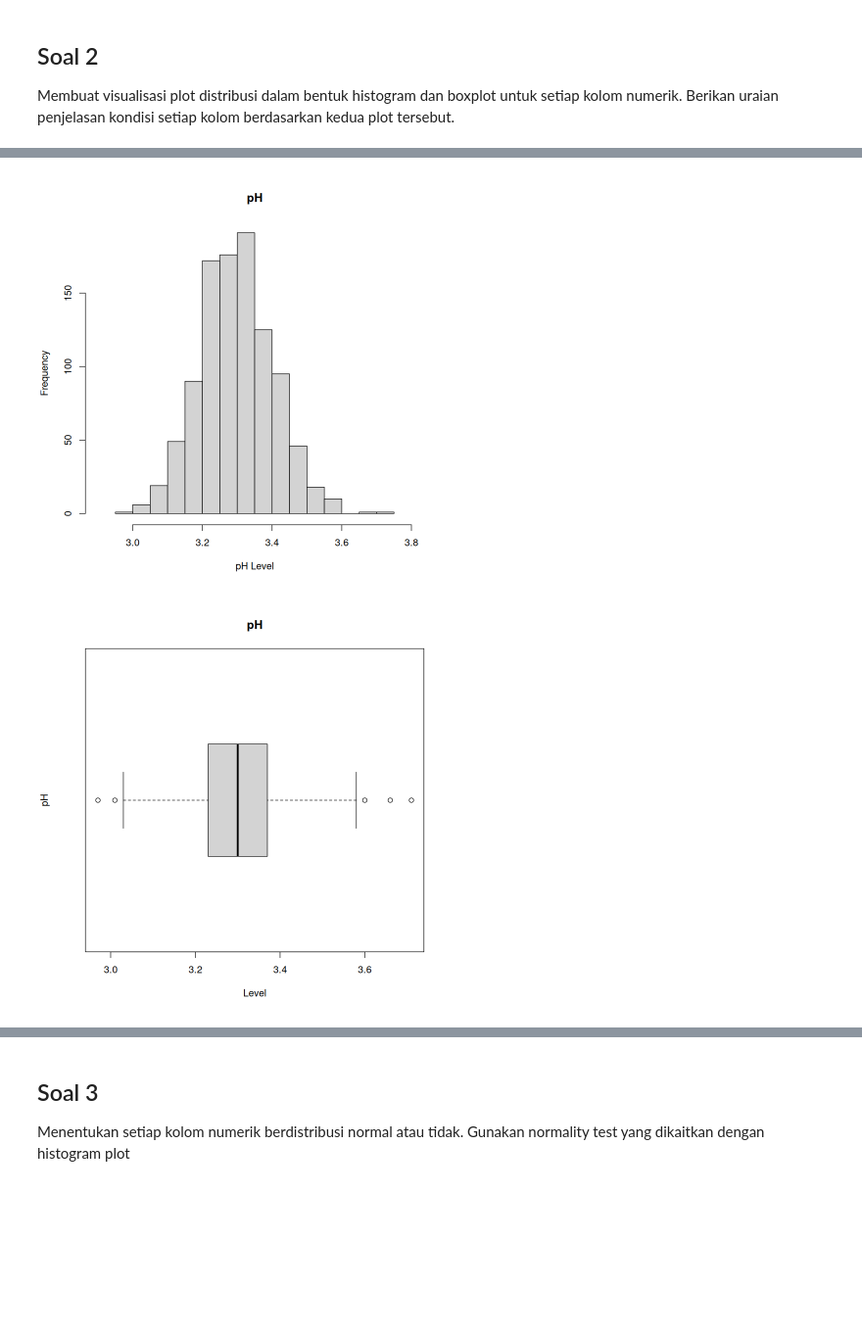
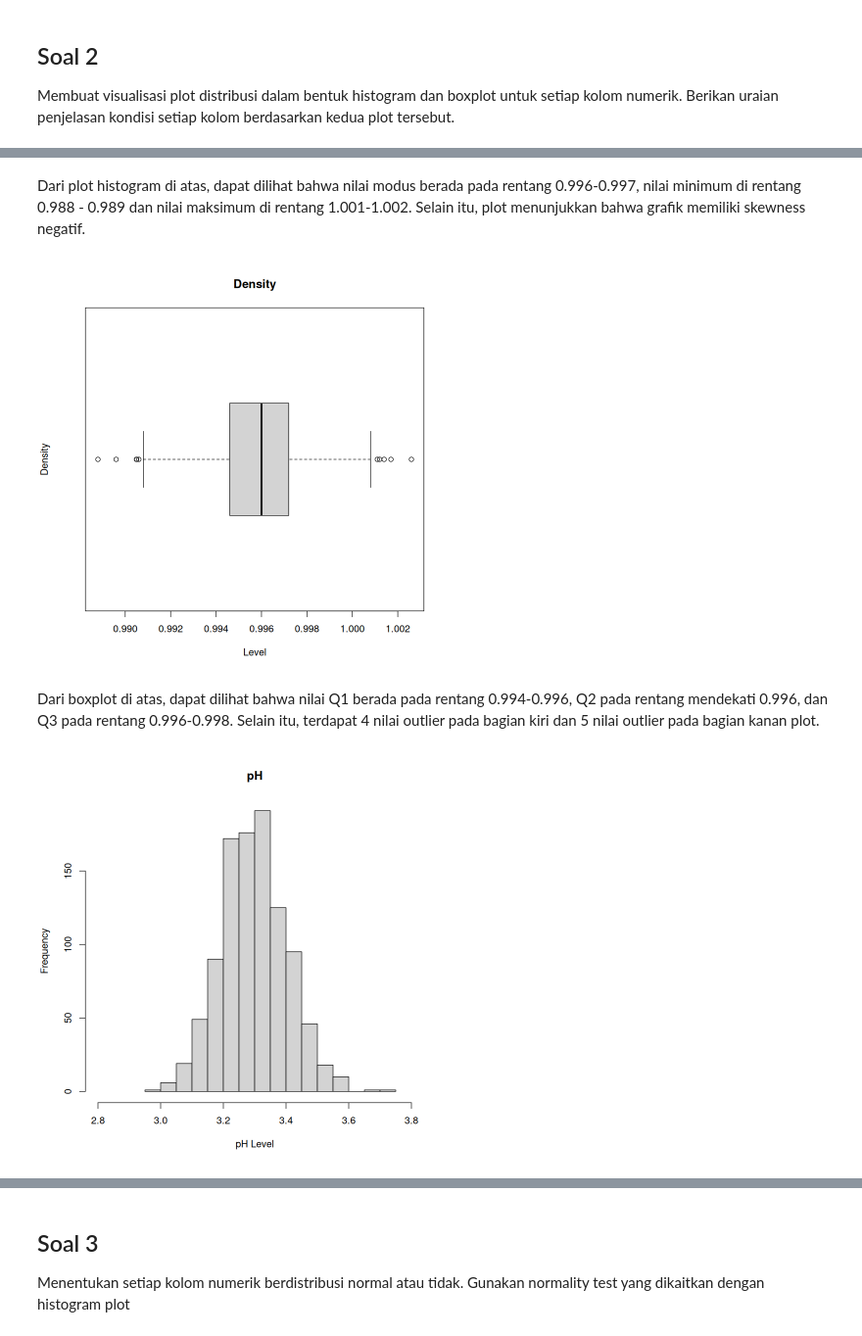
Before and after one commit to frankiehuangg/IF2220-Tubes, a Jupyter notebook: K02-T1-IF2220-13521082.ipynb, the cells around one changed output, grey strips where cells are left out. Shown at 98% size. Drawn from its saved outputs; the diff is of its cells as text; code cells hidden in the pictures; blank space fills up the shorter version.

```diff
--- a/K02-T1-IF2220-13521082.ipynb
+++ b/K02-T1-IF2220-13521082.ipynb
@@ -231,8 +270,14 @@ box_plot(data["density"], "Density", "Level", "Density")
+# %% [markdown]
+Dari plot histogram di atas, dapat dilihat bahwa nilai modus berada pada rentang 0.996-0.997, nilai minimum di rentang 0.988 - 0.989 dan nilai maksimum di rentang 1.001-1.002. Selain itu, plot menunjukkan bahwa grafik memiliki skewness negatif.
+# %%
+box_plot(data["density"], "Density", "Level", "Density")
+# %% [output]
+[figure, added]
+# %% [markdown]
+Dari boxplot di atas, dapat dilihat bahwa nilai Q1 berada pada rentang 0.994-0.996, Q2 pada rentang mendekati 0.996, dan Q3 pada rentang 0.996-0.998. Selain itu, terdapat 4 nilai outlier pada bagian kiri dan 5 nilai outlier pada bagian kanan plot.
 # %%
 # pH
 
-histogram_plot(data["pH"], "pH", "pH Level", c(2.9, 3.8))
-box_plot(data["pH"], "pH", "Level", "pH")
+histogram_plot(data["pH"], "pH", "pH Level", c(2.8, 3.8))
 # %% [output]
-[figure, old version]
+[figure, new version]
-[figure, removed]
```
Also changed, not shown: parts of 98 cells of this notebook.
